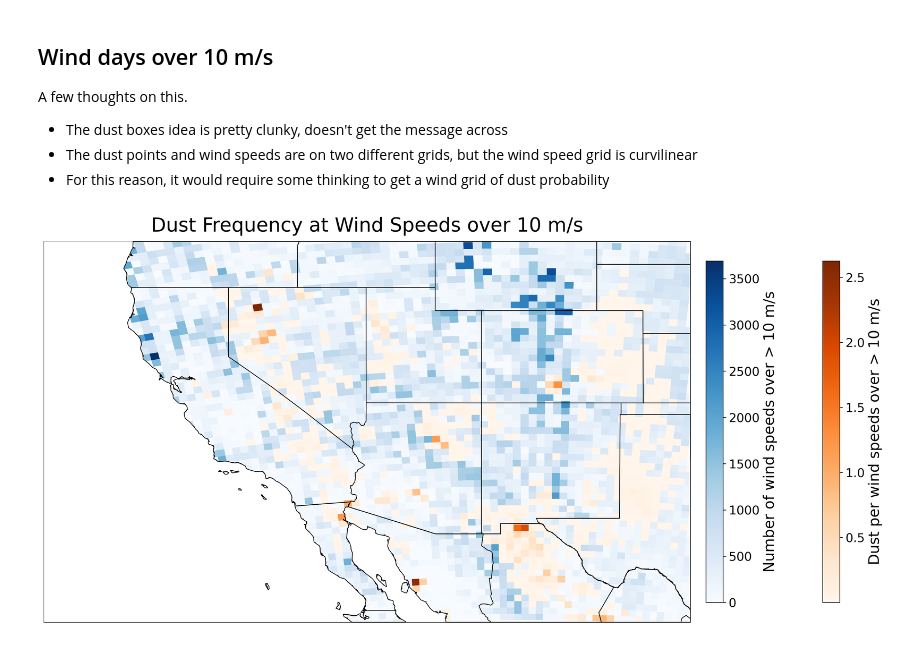
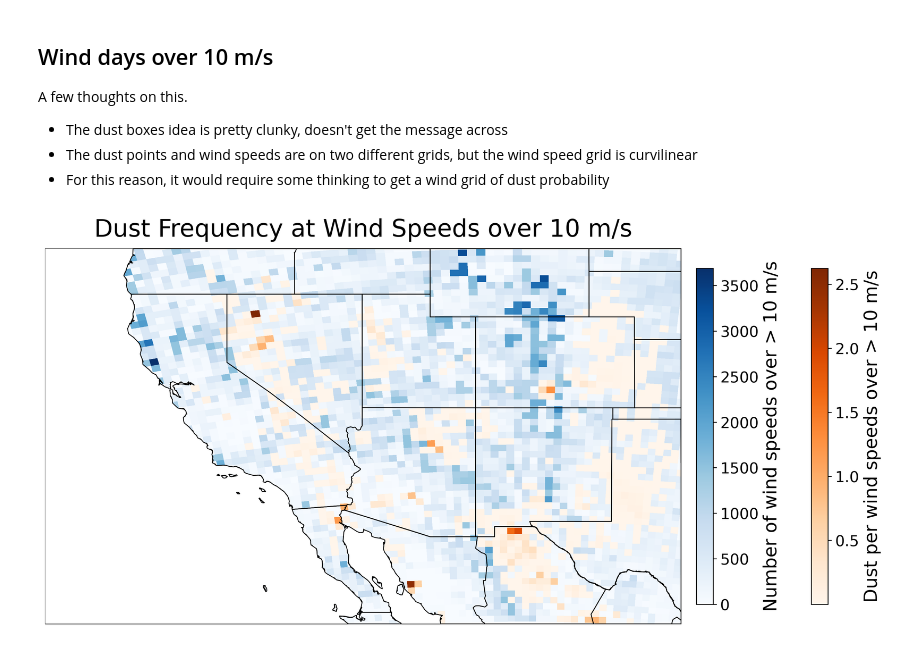
Before and after one commit to jesseturner/WLDAS_Analysis, a Jupyter notebook: ANALYSIS_map_figures.ipynb, the cells around one changed output. Saved outputs shown, nothing was run; the diff lists cells and outputs as text; code cells hidden in the pictures.

```diff
--- a/ANALYSIS_map_figures.ipynb
+++ b/ANALYSIS_map_figures.ipynb
@@ -420,32 +394,33 @@ ratio = counts / winds_over_10
 ratio = np.ma.masked_where(counts == 0, ratio)
 
 cf_dust = ax.pcolormesh(
     winds_over_10['lon'],
     winds_over_10['lat'],
     ratio,
     transform=ccrs.PlateCarree(),
     cmap='Oranges')
 
 cbar_dust = plt.colorbar(cf_dust, ax=ax, orientation='vertical', pad=0.0, shrink=0.5)
 cbar_dust.set_label('Dust per wind speeds over > 10 m/s', fontsize=18)
 cbar_dust.ax.tick_params(labelsize=15)
 
 cbar_winds = plt.colorbar(cf_winds, ax=ax, orientation='vertical', pad=0.02, shrink=0.5)
 cbar_winds.set_label('Number of wind speeds over > 10 m/s', fontsize=18)
 cbar_winds.ax.tick_params(labelsize=15)
 
 ax.set_title("Dust Frequency at Wind Speeds over 10 m/s", fontsize=24, pad=12)
 
 all_states_provinces = cfeature.NaturalEarthFeature(category='cultural',
     name='admin_1_states_provinces', scale='10m', facecolor='none')
 ax.add_feature(all_states_provinces, linewidth=0.8)
 ax.add_feature(cfeature.COASTLINE, linewidth=0.8, zorder=4)
 ax.add_feature(cfeature.BORDERS, linewidth=0.8)
 ax.add_feature(cfeature.OCEAN, facecolor='white', zorder=3)
 min_lat, max_lat, min_lon, max_lon = common_functions._get_coords_for_region(location_name)
 ax.set_extent([min_lon, max_lon, min_lat, max_lat], crs=ccrs.PlateCarree())
 
-plt.tight_layout()
+plt.savefig(f"plots/1_wind_speed_map_dust_events.png",
+            dpi=600, bbox_inches='tight')
 plt.show()
 # %% [output]
-[figure, old version]
+[figure, new version]
```
Also changed, not shown: parts of 14 cells of this notebook.
